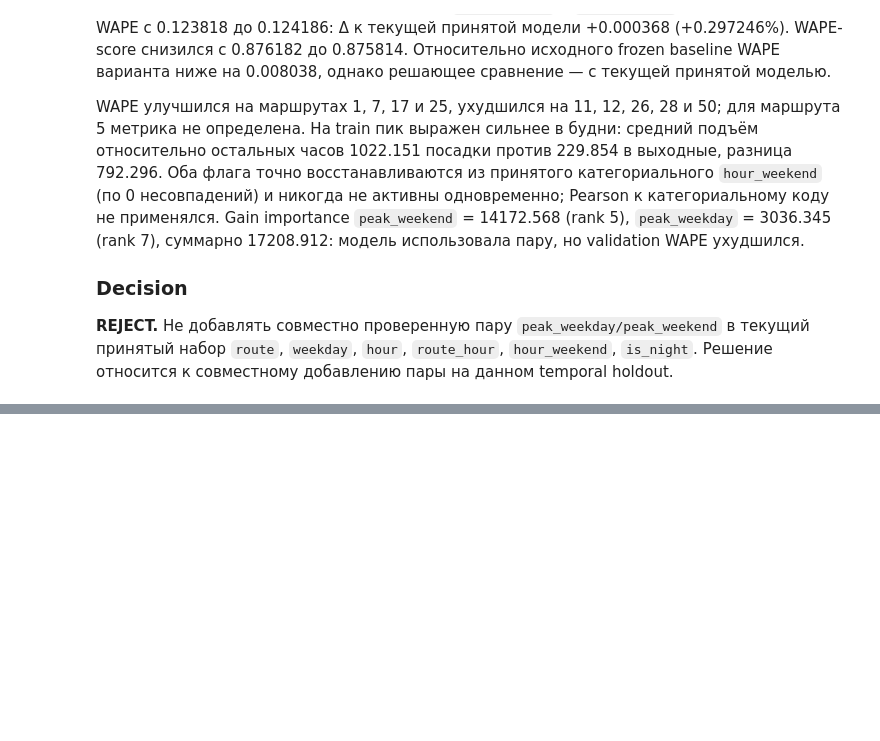
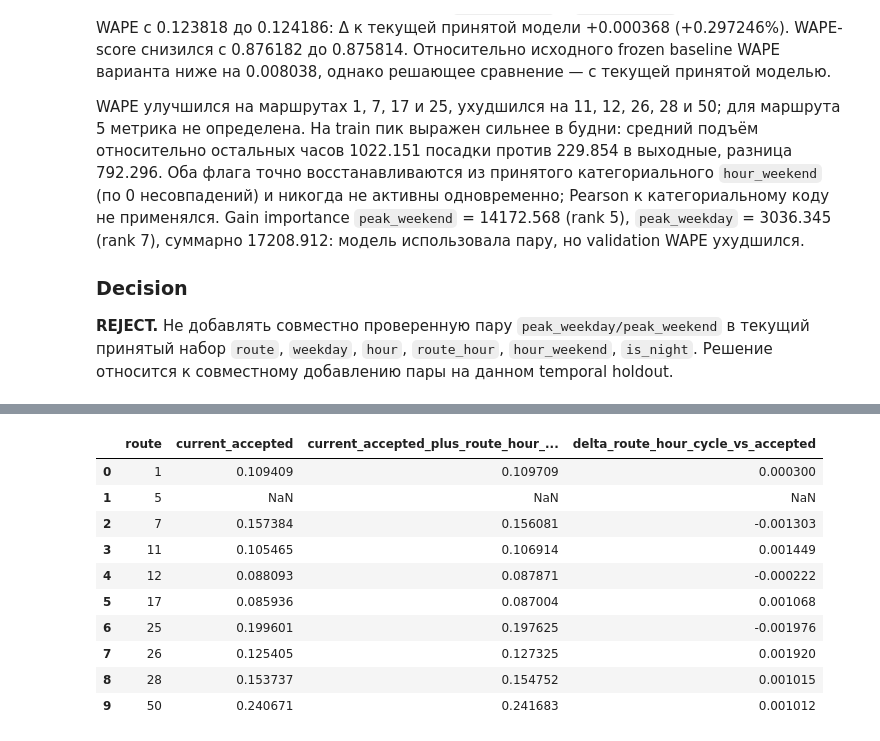
Before and after one commit to rapogahu/MT-Hackathon-2026, a Jupyter notebook: ml/notebooks/feature_engineering.ipynb, the cells around one changed output, grey strips where cells are left out. Cells and saved outputs as stored; diff of their text form; code cells hidden in the pictures; blank space fills up the shorter version.

```diff
--- a/ml/notebooks/feature_engineering.ipynb
+++ b/ml/notebooks/feature_engineering.ipynb
@@ -3347,0 +3552,73 @@ WAPE улучшился на маршрутах 1, 7, 17 и 25, ухудшилс
+# %%
+route_hour_cycle_actual = pd.read_csv(
+    VALID_HOURLY_PATH, sep=";", usecols=["boardings"]
+)["boardings"].to_numpy()
+if (
+    len(route_hour_cycle_actual) != len(validation_keys)
+    or route_hour_cycle_actual.sum() == 0
+):
+    raise ValueError("Invalid validation targets")
+if any(
+    len(prediction) != len(route_hour_cycle_actual)
+    or not np.isfinite(prediction).all()
+    for prediction in route_hour_cycle_predictions.values()
+):
+    raise ValueError("Invalid validation predictions")
+
+route_hour_cycle_route_totals = (
+    pd.DataFrame({
+        "route": validation_keys["route"],
+        "actual": route_hour_cycle_actual,
+    })
+    .groupby("route")["actual"].sum()
+    .reindex(ROUTES)
+)
+route_hour_cycle_route_wape = pd.DataFrame(index=pd.Index(ROUTES, name="route"))
+route_hour_cycle_result_rows = []
+for experiment, add_route_hour_cycle in ROUTE_HOUR_CYCLE_EXPERIMENTS:
+    absolute_error = np.abs(
+        route_hour_cycle_actual - route_hour_cycle_predictions[experiment]
+    )
+    overall_wape = absolute_error.sum() / route_hour_cycle_actual.sum()
+    route_hour_cycle_result_rows.append({
+        "experiment": experiment,
+        "added_features": (
+            "route_hour_sin, route_hour_cos" if add_route_hour_cycle else "none"
+        ),
+        "WAPE": overall_wape,
+        "WAPE_score": max(0.0, 1.0 - overall_wape),
+    })
+    route_error = (
+        pd.DataFrame({
+            "route": validation_keys["route"],
+            "absolute_error": absolute_error,
+        })
+        .groupby("route")["absolute_error"].sum()
+        .reindex(ROUTES)
+    )
+    route_hour_cycle_route_wape[experiment] = (
+        route_error / route_hour_cycle_route_totals.replace(0, np.nan)
+    )
+
+route_hour_cycle_results = pd.DataFrame(route_hour_cycle_result_rows)
+accepted_wape = route_hour_cycle_results.loc[
+    route_hour_cycle_results["experiment"].eq("current_accepted"), "WAPE"
+].iloc[0]
+route_hour_cycle_results["delta_WAPE_vs_accepted"] = (
+    route_hour_cycle_results["WAPE"] - accepted_wape
+)
+route_hour_cycle_results["relative_delta_WAPE_vs_accepted_pct"] = (
+    100 * route_hour_cycle_results["delta_WAPE_vs_accepted"] / accepted_wape
+)
+route_hour_cycle_results["delta_WAPE_vs_frozen_baseline"] = (
+    route_hour_cycle_results["WAPE"] - frozen_overall_wape
+)
+route_hour_cycle_route_wape["delta_route_hour_cycle_vs_accepted"] = (
+    route_hour_cycle_route_wape["current_accepted_plus_route_hour_cycle"]
+    - route_hour_cycle_route_wape["current_accepted"]
+)
+print("Overall validation results:")
+display(route_hour_cycle_results.round(6))
+print("Validation WAPE by route:")
+display(route_hour_cycle_route_wape.reset_index().round(6))
+# %% [output]
@@ -3347,0 +3630,11 @@ WAPE улучшился на маршрутах 1, 7, 17 и 25, ухудшилс
+|  | route | current_accepted | current_accepted_plus_route_hour_... | delta_route_hour_cycle_vs_accepted |
+| 0 | 1 | 0.109409 | 0.109709 | 0.000300 |
+| 1 | 5 | NaN | NaN | NaN |
+| 2 | 7 | 0.157384 | 0.156081 | -0.001303 |
+| 3 | 11 | 0.105465 | 0.106914 | 0.001449 |
+| 4 | 12 | 0.088093 | 0.087871 | -0.000222 |
+| 5 | 17 | 0.085936 | 0.087004 | 0.001068 |
+| 6 | 25 | 0.199601 | 0.197625 | -0.001976 |
+| 7 | 26 | 0.125405 | 0.127325 | 0.001920 |
+| 8 | 28 | 0.153737 | 0.154752 | 0.001015 |
+| 9 | 50 | 0.240671 | 0.241683 | 0.001012 |
```
Also changed, not shown: parts of 13 cells of this notebook, 1 other file.
